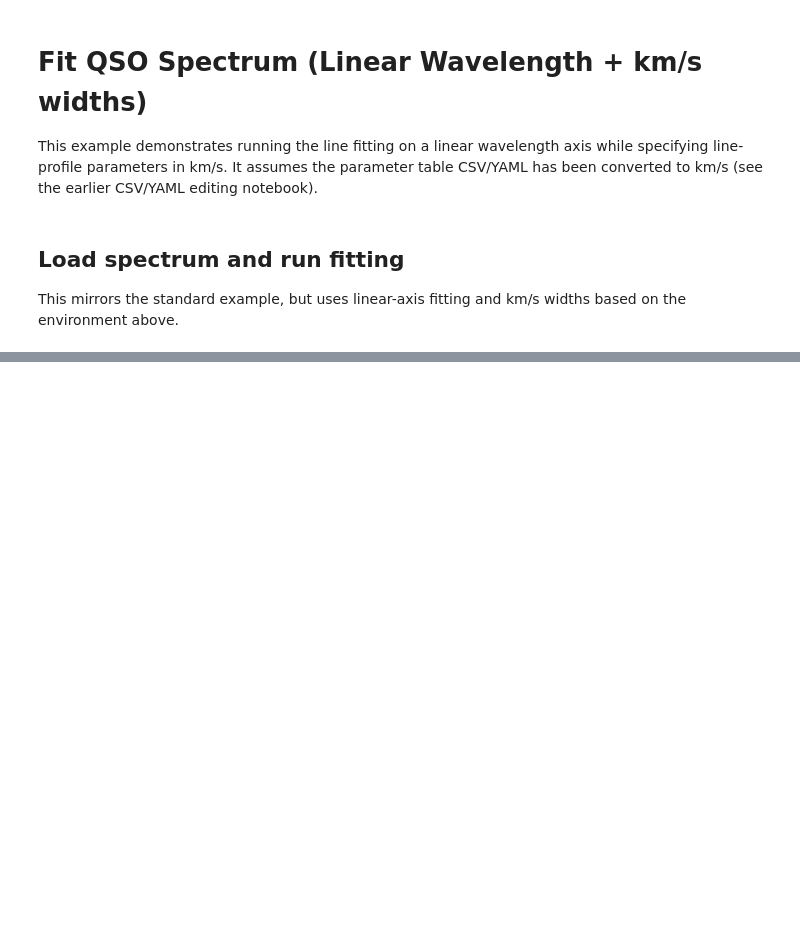
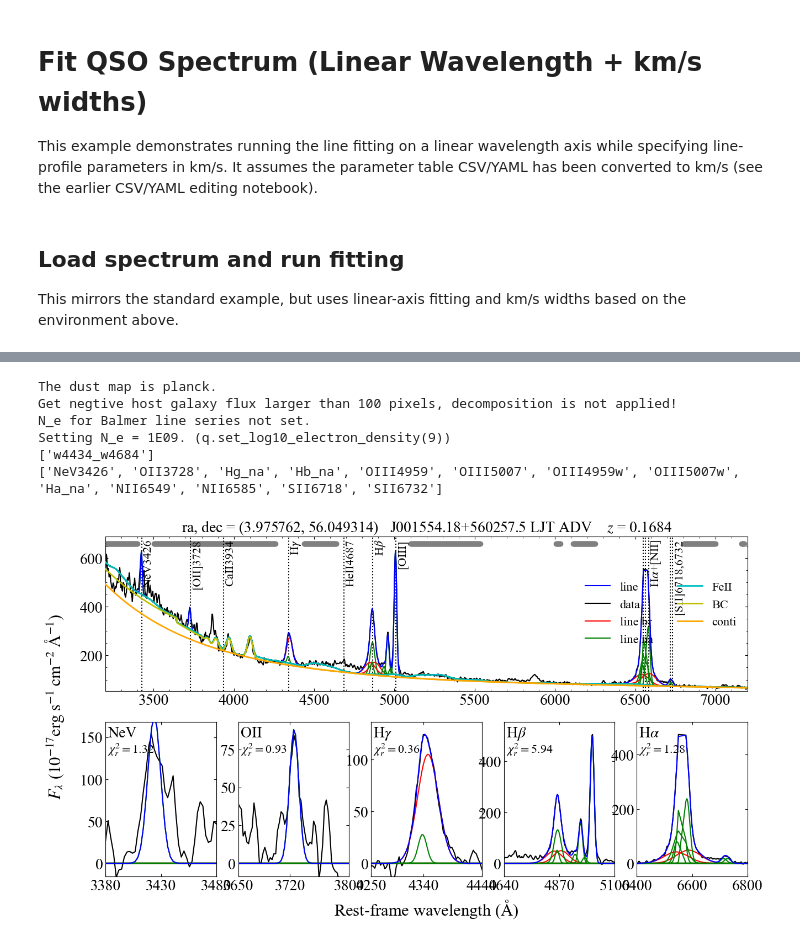
Before and after one commit to rudolffu/qsofitmore, a Jupyter notebook: qsofitmore/examples/2b-fit_qso_spectrum_linear.ipynb, the cells around one changed output, grey strips where cells are left out. Drawn from its saved outputs; the diff is of its cells as text; code cells hidden in the pictures; blank space fills up the shorter version.

```diff
--- a/qsofitmore/examples/2b-fit_qso_spectrum_linear.ipynb
+++ b/qsofitmore/examples/2b-fit_qso_spectrum_linear.ipynb
@@ -40,0 +74,40 @@ q.Fit(plot_fig=True, save_result=True, save_fits_path=path)
+# %%
+q = QSOFitNew.fromiraf("/Users/yuming/tools/qsofitmore/qsofitmore/examples/data/spec_J001554.18+560257.5_LJT.fits",
+                       redshift=0.1684,telescope='LJT',path=path)
+q.setmapname("planck")
+q.Fit(name              = 'J001554.18+560257.5_LJT_ADV',
+      nsmooth=3,
+      deredden          = True,
+      wave_range        = [3200, 7200],
+      wave_mask         = None,
+      Fe_flux_range     = [4434, 4684] , # Wavelength range of FeII flux saved to the output file
+      decomposition_host= True,
+      # Mi                = -22,
+      # npca_gal          = 5,
+      # npca_qso          = 20,
+      include_iron      = True,          # enable FeII fitting
+      iron_temp_name    = "V09",         # options: "BG92-VW01", "V09", "G12"
+      poly              = True,
+      broken_pl         = True,          # enable broken power-law
+      BC                = True,          # enable Balmer continuum and high-order Balmer lines
+      MC                = False,         # optional: enable Monte Carlo error estimation
+      n_trails          = 20,
+      linefit           = True,
+      tie_lambda        = True,
+      tie_width         = True,
+      tie_flux_1        = True,
+      tie_flux_2        = True,
+      save_result       = True,
+      plot_fig          = True,
+      save_fig          = True,
+      plot_line_name    = True,
+      plot_legend       = True,
+      save_fits_name    = None)
+# %% [output]
+The dust map is planck.
+Get negtive host galaxy flux larger than 100 pixels, decomposition is not applied!
+N_e for Balmer line series not set.
+Setting N_e = 1E09. (q.set_log10_electron_density(9))
+['w4434_w4684']
+['NeV3426', 'OII3728', 'Hg_na', 'Hb_na', 'OIII4959', 'OIII5007', 'OIII4959w', 'OIII5007w', 'Ha_na', 'NII6549', 'NII6585', 'SII6718', 'SII6732']
+[figure, added]
```
Also changed, not shown: parts of 2 cells of this notebook, 10 other files.
